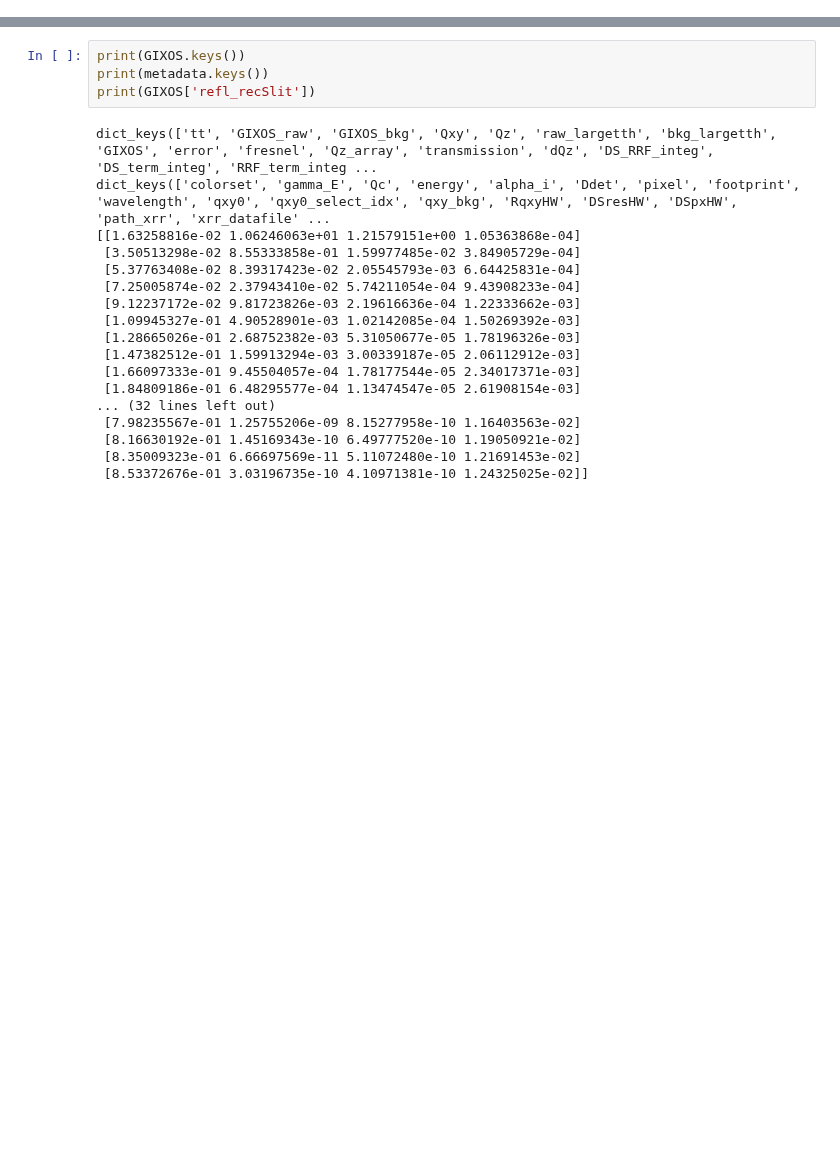
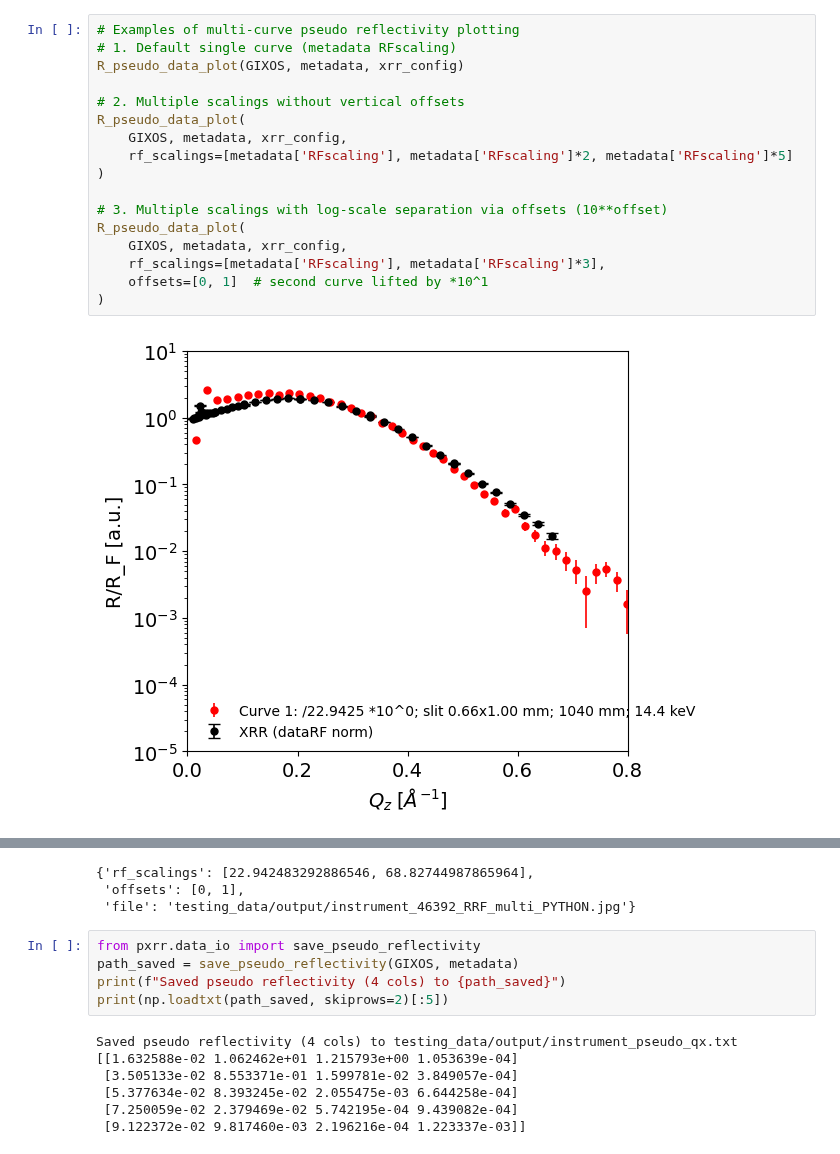
Before and after one commit to XYangXRay/pxrr, a Jupyter notebook: example/pxrr_step_example.ipynb, the cells around one changed output, grey strips where cells are left out. Cells and saved outputs as stored; diff of their text form; blank space fills up the shorter version.

```diff
--- a/example/pxrr_step_example.ipynb
+++ b/example/pxrr_step_example.ipynb
@@ -67,0 +79,19 @@ xrr_config keys: dict_keys(['energy', 'sdd', 'slit_h', 'slit_v', 'wavelength', '
+# %%
+# Examples of multi-curve pseudo reflectivity plotting
+# 1. Default single curve (metadata RFscaling)
+R_pseudo_data_plot(GIXOS, metadata, xrr_config)
+
+# 2. Multiple scalings without vertical offsets
+R_pseudo_data_plot(
+    GIXOS, metadata, xrr_config,
+    rf_scalings=[metadata['RFscaling'], metadata['RFscaling']*2, metadata['RFscaling']*5]
+)
+
+# 3. Multiple scalings with log-scale separation via offsets (10**offset)
+R_pseudo_data_plot(
+    GIXOS, metadata, xrr_config,
+    rf_scalings=[metadata['RFscaling'], metadata['RFscaling']*3],
+    offsets=[0, 1]  # second curve lifted by *10^1
+)
+# %% [output]
+[figure, added]
@@ -68,23 +100,16 @@ xrr_config keys: dict_keys(['energy', 'sdd', 'slit_h', 'slit_v', 'wavelength', '
+{'rf_scalings': [22.942483292886546, 68.82744987865964],
+ 'offsets': [0, 1],
+ 'file': 'testing_data/output/instrument_46392_RRF_multi_PYTHON.jpg'}
 # %%
-print(GIXOS.keys())
-print(metadata.keys())
-print(GIXOS['refl_recSlit'])
+from pxrr.data_io import save_pseudo_reflectivity
+path_saved = save_pseudo_reflectivity(GIXOS, metadata)
+print(f"Saved pseudo reflectivity (4 cols) to {path_saved}")
+print(np.loadtxt(path_saved, skiprows=2)[:5])
 # %% [output]
-dict_keys(['tt', 'GIXOS_raw', 'GIXOS_bkg', 'Qxy', 'Qz', 'raw_largetth', 'bkg_largetth', 'GIXOS', 'error', 'fresnel', 'Qz_array', 'transmission', 'dQz', 'DS_RRF_integ', 'DS_term_integ', 'RRF_term_integ ...
-dict_keys(['colorset', 'gamma_E', 'Qc', 'energy', 'alpha_i', 'Ddet', 'pixel', 'footprint', 'wavelength', 'qxy0', 'qxy0_select_idx', 'qxy_bkg', 'RqxyHW', 'DSresHW', 'DSpxHW', 'path_xrr', 'xrr_datafile' ...
-[[1.63258816e-02 1.06246063e+01 1.21579151e+00 1.05363868e-04]
- [3.50513298e-02 8.55333858e-01 1.59977485e-02 3.84905729e-04]
- [5.37763408e-02 8.39317423e-02 2.05545793e-03 6.64425831e-04]
- [7.25005874e-02 2.37943410e-02 5.74211054e-04 9.43908233e-04]
- [9.12237172e-02 9.81723826e-03 2.19616636e-04 1.22333662e-03]
- [1.09945327e-01 4.90528901e-03 1.02142085e-04 1.50269392e-03]
- [1.28665026e-01 2.68752382e-03 5.31050677e-05 1.78196326e-03]
- [1.47382512e-01 1.59913294e-03 3.00339187e-05 2.06112912e-03]
- [1.66097333e-01 9.45504057e-04 1.78177544e-05 2.34017371e-03]
- [1.84809186e-01 6.48295577e-04 1.13474547e-05 2.61908154e-03]
-... (32 lines left out)
- [7.98235567e-01 1.25755206e-09 8.15277958e-10 1.16403563e-02]
- [8.16630192e-01 1.45169343e-10 6.49777520e-10 1.19050921e-02]
- [8.35009323e-01 6.66697569e-11 5.11072480e-10 1.21691453e-02]
- [8.53372676e-01 3.03196735e-10 4.10971381e-10 1.24325025e-02]]
+Saved pseudo reflectivity (4 cols) to testing_data/output/instrument_pseudo_qx.txt
+[[1.632588e-02 1.062462e+01 1.215793e+00 1.053639e-04]
+ [3.505133e-02 8.553371e-01 1.599781e-02 3.849057e-04]
+ [5.377634e-02 8.393245e-02 2.055475e-03 6.644258e-04]
+ [7.250059e-02 2.379469e-02 5.742195e-04 9.439082e-04]
+ [9.122372e-02 9.817460e-03 2.196216e-04 1.223337e-03]]
 # %%
```
Also changed, not shown: parts of 6 cells of this notebook, 22 other files.
